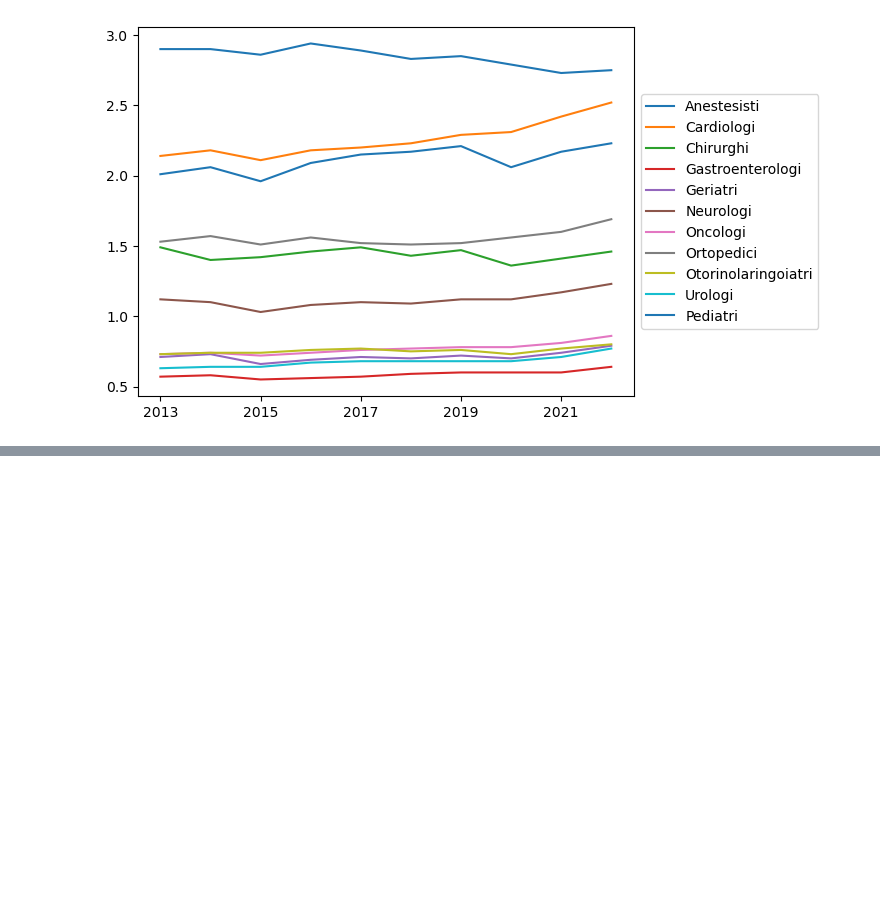
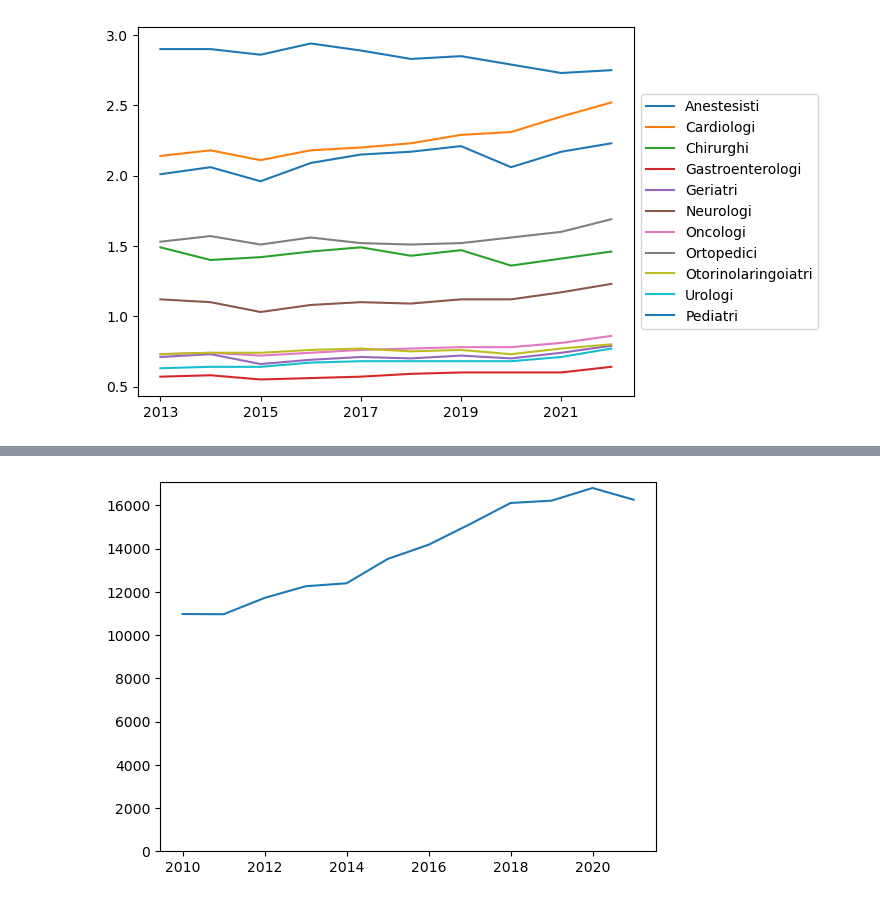
Before and after one commit to CapraCampa/Progetto-Visualizzazione-Scientifica, a Jupyter notebook: Grafici.ipynb, the cells around one changed output, grey strips where cells are left out. Saved outputs shown, nothing was run; the diff lists cells and outputs as text; code cells hidden in the pictures; blank space fills up the shorter version.

```diff
--- a/Grafici.ipynb
+++ b/Grafici.ipynb
@@ -321,3 +322,7 @@ plt.legend(loc='center left', bbox_to_anchor=(1, 0.5))
 plt.show()
 # %% [output]
 [figure]
+# %%
+laureatiMedicina=pd.read_csv("Datasets/Laureati_medicina_2010_2021.csv", sep=";",decimal=",",thousands=".")
+laureatiMedicina=laureatiMedicina.set_index("Anno").T
+laureatiMedicina.head()
@@ -323,0 +336,6 @@ plt.show()
+# %%
+laureatiMedicina.plot.line(legend=False)
+plt.ylim(0)
+plt.show()
+# %% [output]
+[figure, added]
```
Also changed, not shown: parts of 10 cells of this notebook, 3 other files.
